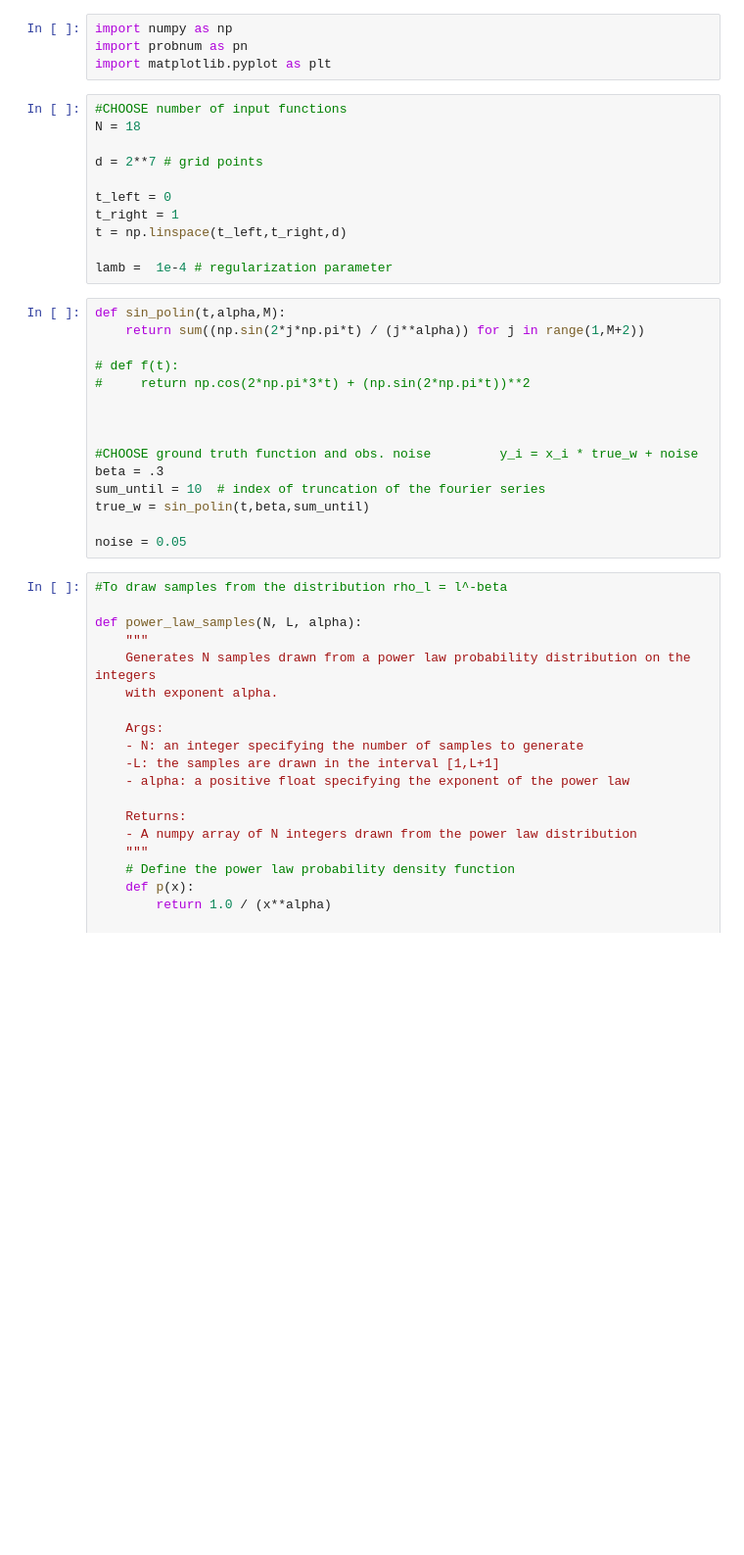
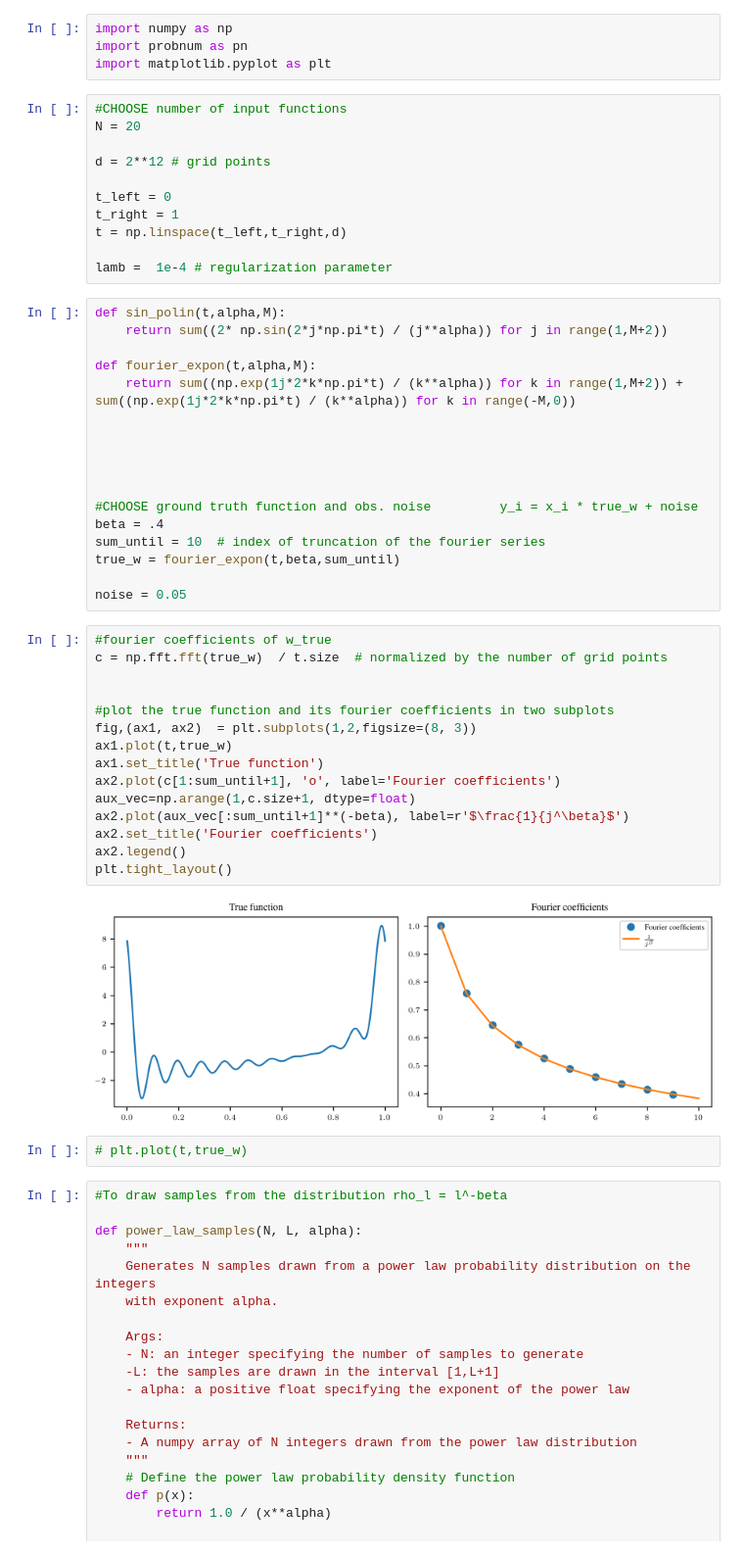
Before and after one commit to EmiliaMagnani/learnconv, a Jupyter notebook: circular_fourier.ipynb, the cells around one changed output. Shown at 98% size. Saved outputs shown, nothing was run; the diff lists cells and outputs as text; blank space fills up the shorter version.

```diff
--- a/circular_fourier.ipynb
+++ b/circular_fourier.ipynb
@@ -4,9 +4,9 @@ import probnum as pn
 import matplotlib.pyplot as plt
 # %%
 #CHOOSE number of input functions
-N = 18
+N = 20
 
-d = 2**7 # grid points
+d = 2**12 # grid points
 
 t_left = 0
 t_right = 1
@@ -15,19 +15,40 @@ t = np.linspace(t_left,t_right,d)
 lamb =  1e-4 # regularization parameter
 # %%
 def sin_polin(t,alpha,M):
-    return sum((np.sin(2*j*np.pi*t) / (j**alpha)) for j in range(1,M+2))
+    return sum((2* np.sin(2*j*np.pi*t) / (j**alpha)) for j in range(1,M+2))
 
-# def f(t):
-#     return np.cos(2*np.pi*3*t) + (np.sin(2*np.pi*t))**2
+def fourier_expon(t,alpha,M):
+    return sum((np.exp(1j*2*k*np.pi*t) / (k**alpha)) for k in range(1,M+2)) + sum((np.exp(1j*2*k*np.pi*t) / (k**alpha)) for k in range(-M,0))
+
+
 
 
 
 #CHOOSE ground truth function and obs. noise         y_i = x_i * true_w + noise
-beta = .3
+beta = .4
 sum_until = 10  # index of truncation of the fourier series
-true_w = sin_polin(t,beta,sum_until)
+true_w = fourier_expon(t,beta,sum_until)
 
 noise = 0.05
+# %%
+#fourier coefficients of w_true
+c = np.fft.fft(true_w)  / t.size  # normalized by the number of grid points
+
+
+#plot the true function and its fourier coefficients in two subplots
+fig,(ax1, ax2)  = plt.subplots(1,2,figsize=(8, 3))
+ax1.plot(t,true_w)
+ax1.set_title('True function')
+ax2.plot(c[1:sum_until+1], 'o', label='Fourier coefficients')
+aux_vec=np.arange(1,c.size+1, dtype=float)
+ax2.plot(aux_vec[:sum_until+1]**(-beta), label=r'$\frac{1}{j^\beta}$')
+ax2.set_title('Fourier coefficients')
+ax2.legend()
+plt.tight_layout()
+# %% [output]
+[figure, added]
+# %%
+# plt.plot(t,true_w)
 # %%
 #To draw samples from the distribution rho_l = l^-beta
 
```
Also changed, not shown: parts of 9 cells of this notebook, 1 other file.
